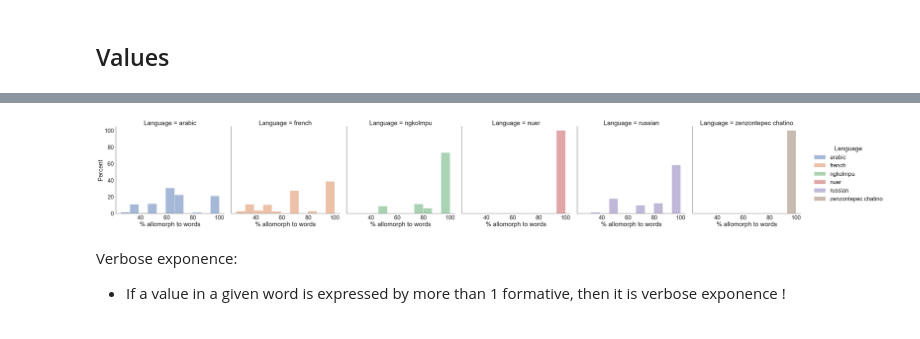
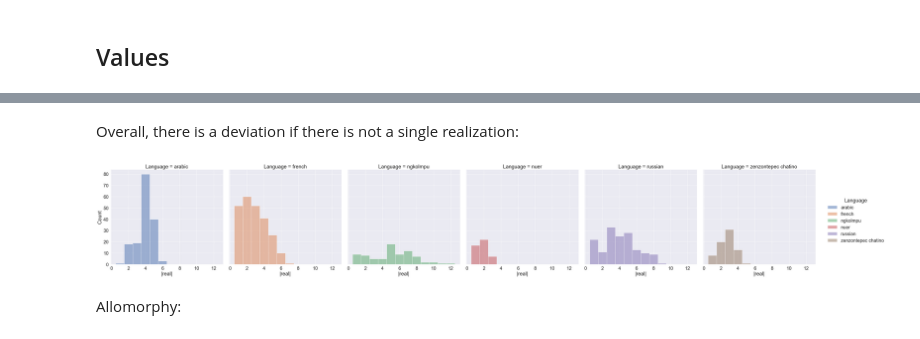
Before and after one commit to maecarroll/setMorph, a Jupyter notebook: Typology.ipynb, the cells around one changed output, grey strips where cells are left out. Saved outputs shown, nothing was run; the diff lists cells and outputs as text; code cells hidden in the pictures.

```diff
--- a/Typology.ipynb
+++ b/Typology.ipynb
@@ -167,0 +387,9 @@ sns.despine()
+# %%
+
+sns.set(font_scale=1.5)
+sns.relplot(data=overall_averages, x="fusion", y="synthesis", hue="Language", height=6,
+            aspect=1, s=200)
+plt.xlabel("fusion\n% f-v expressed per formative")
+plt.ylabel("synthesis\nformatives per word")
+plt.ylim(1, None)
+plt.xlim(0, None)
@@ -167,0 +458,9 @@ sns.despine()
+# %%
+
+sns.set(font_scale=1.5)
+sns.relplot(data=avgs_IC, x="fusion", y="synthesis", hue="Language", size="IC_size",
+            height=15, aspect=1, sizes=(100, 1000))
+plt.xlabel("fusion\n% f-v expressed per formative")
+plt.ylabel("synthesis\nformatives per word")
+plt.ylim(1, None)
+plt.xlim(0, None)
@@ -167,0 +509,5 @@ sns.despine()
+# %%
+
+sns.set(font_scale=2)
+sns.catplot(data=no_stems, x="Language", y="|vals|", kind="box", height=15, aspect=1)
+sns.despine()
@@ -167,0 +516,5 @@ sns.despine()
+# %%
+
+sns.set(font_scale=2)
+sns.displot(no_stems, x="|vals|",binwidth=1,  **plot_kwargs)
+sns.despine()
@@ -204,8 +544,10 @@ vals
+# %% [markdown]
+Overall, there is a deviation if there is not a single realization:
 # %%
-p = sns.displot(vals,  x="% allomorph to words", **dict(plot_kwargs, discrete=False))
+
+sns.displot(vals, x="|real|",binwidth=1,  **plot_kwargs)
 sns.despine()
 # %% [output]
-[figure, old version]
+[figure, new version]
-# %% [markdown]
-Verbose exponence:
-- If a value in a given word is expressed by more than 1 formative, then it is verbose exponence !
+# %% [markdown]
+Allomorphy:
```
Also changed, not shown: parts of 113 cells of this notebook, 3 other files.
